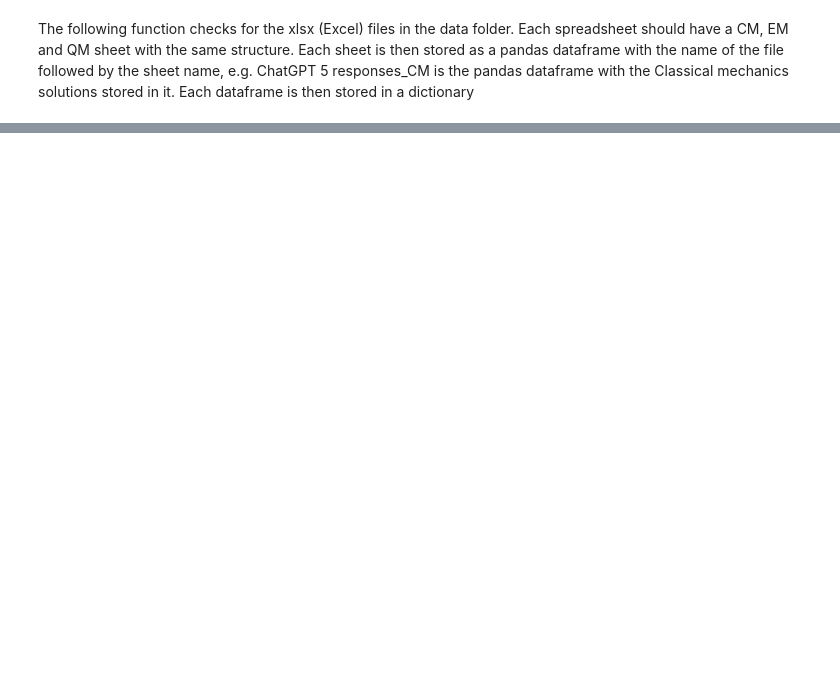
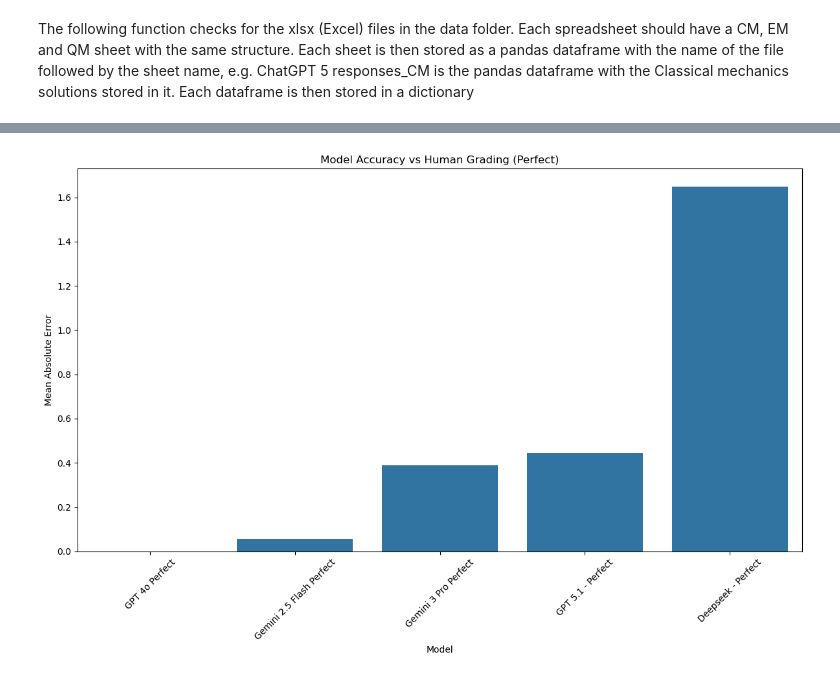
Before and after one commit to KonDoran/AI-in-Physics-in-Education, a Jupyter notebook: Plotting.ipynb, the cells around one changed output, grey strips where cells are left out. Cells and saved outputs as stored; diff of their text form; code cells hidden in the pictures; blank space fills up the shorter version.

```diff
--- a/Plotting.ipynb
+++ b/Plotting.ipynb
@@ -371,0 +487,22 @@ plot_performance_heatmap(diagrams_stats, text_stats)
+# %%
+# Mean Absolute Error – Perfect only
+if "Quality" not in long_df.columns:
+    raise KeyError("long_df is missing the 'Quality' column. Ensure earlier cells ran successfully.")
+
+mae_perfect = (
+    long_df[long_df["Quality"] == "Perfect"]
+    .groupby("LLM")["Absolute_Error"]
+    .mean()
+    .sort_values()
+)
+
+plt.figure(figsize=(12, 8))
+sns.barplot(x=mae_perfect.index, y=mae_perfect.values)
+plt.xticks(rotation=45)
+plt.ylabel("Mean Absolute Error")
+plt.xlabel("Model")
+plt.title("Model Accuracy vs Human Grading (Perfect)")
+plt.tight_layout()
+plt.show()
+# %% [output]
+[figure, added]
```
Also changed, not shown: parts of 14 cells of this notebook.
